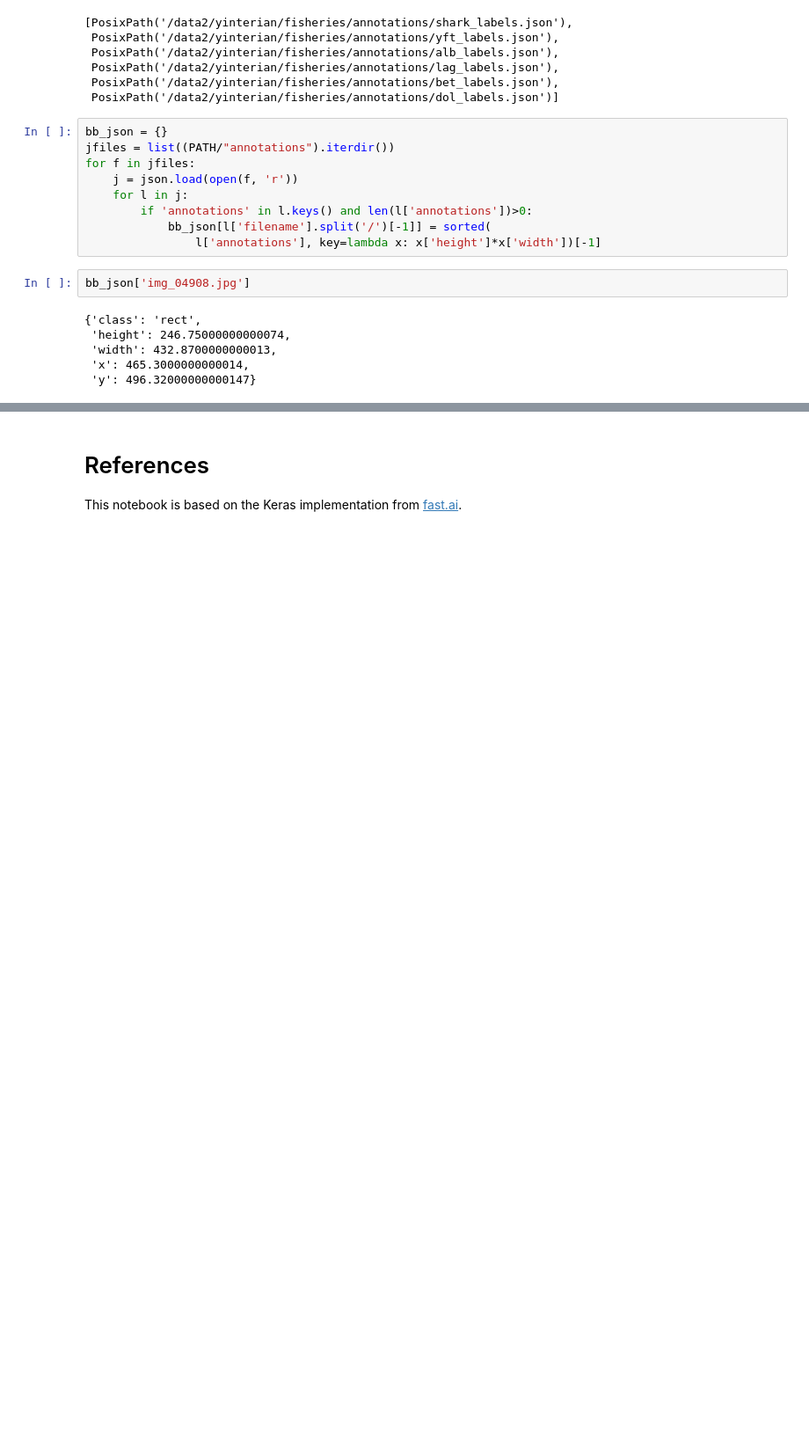
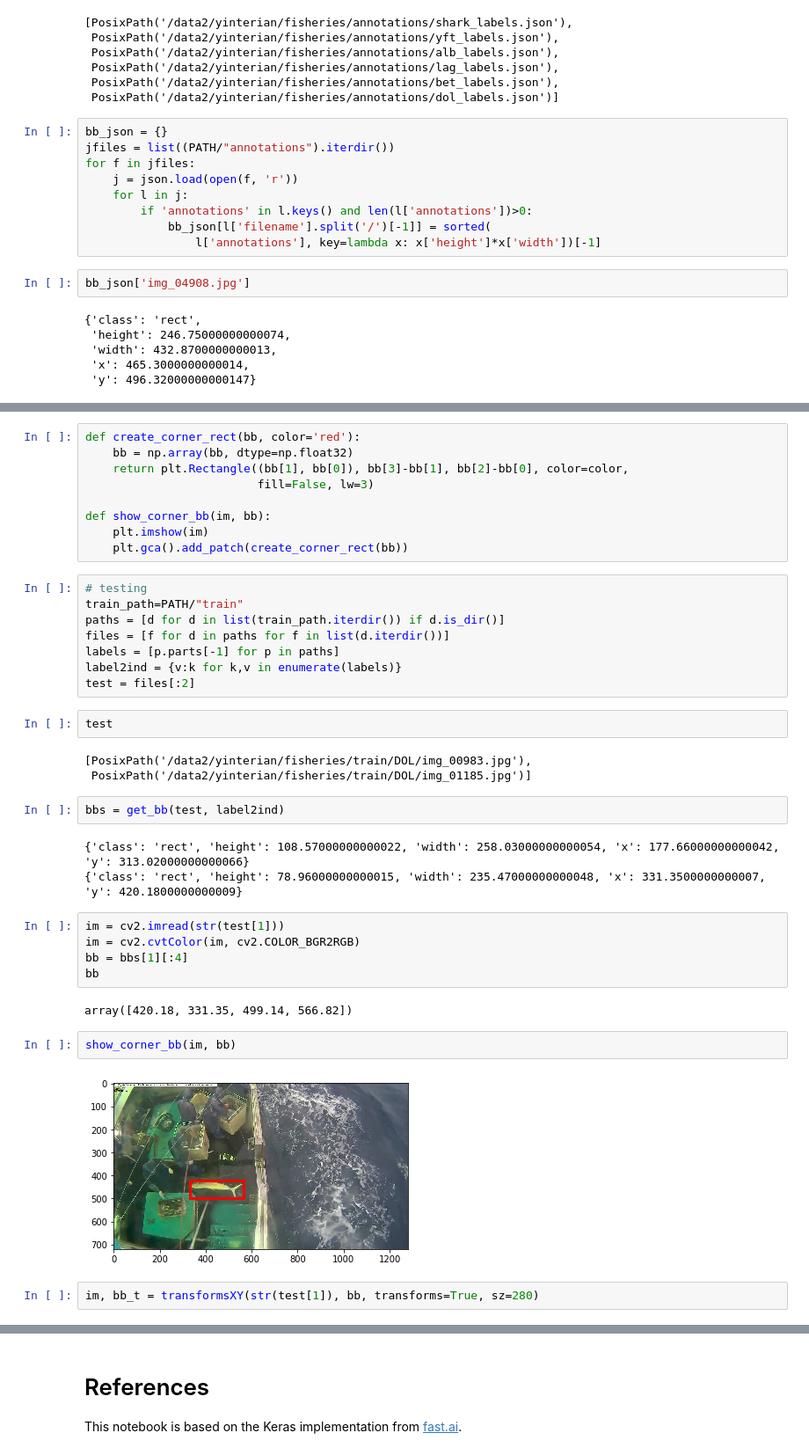
Before and after one commit to yanneta/dl-course, a Jupyter notebook: cnn_fish.ipynb, the cells around one changed output, grey strips where cells are left out. Shown at 88% size. Cells and saved outputs as stored; diff of their text form; blank space fills up the shorter version.

```diff
--- a/cnn_fish.ipynb
+++ b/cnn_fish.ipynb
@@ -737,0 +796,40 @@ bb_json['img_04908.jpg']
+# %%
+def create_corner_rect(bb, color='red'):
+    bb = np.array(bb, dtype=np.float32)
+    return plt.Rectangle((bb[1], bb[0]), bb[3]-bb[1], bb[2]-bb[0], color=color,
+                         fill=False, lw=3)
+
+def show_corner_bb(im, bb):
+    plt.imshow(im)
+    plt.gca().add_patch(create_corner_rect(bb))
+# %%
+# testing
+train_path=PATH/"train"
+paths = [d for d in list(train_path.iterdir()) if d.is_dir()]
+files = [f for d in paths for f in list(d.iterdir())]
+labels = [p.parts[-1] for p in paths]
+label2ind = {v:k for k,v in enumerate(labels)}
+test = files[:2]
+# %%
+test
+# %% [output]
+[PosixPath('/data2/yinterian/fisheries/train/DOL/img_00983.jpg'),
+ PosixPath('/data2/yinterian/fisheries/train/DOL/img_01185.jpg')]
+# %%
+bbs = get_bb(test, label2ind)
+# %% [output]
+{'class': 'rect', 'height': 108.57000000000022, 'width': 258.03000000000054, 'x': 177.66000000000042, 'y': 313.02000000000066}
+{'class': 'rect', 'height': 78.96000000000015, 'width': 235.47000000000048, 'x': 331.3500000000007, 'y': 420.1800000000009}
+# %%
+im = cv2.imread(str(test[1]))
+im = cv2.cvtColor(im, cv2.COLOR_BGR2RGB)
+bb = bbs[1][:4]
+bb
+# %% [output]
+array([420.18, 331.35, 499.14, 566.82])
+# %%
+show_corner_bb(im, bb)
+# %% [output]
+[figure, added]
+# %%
+im, bb_t = transformsXY(str(test[1]), bb, transforms=True, sz=280)
```
Also changed, not shown: parts of 69 cells of this notebook.
